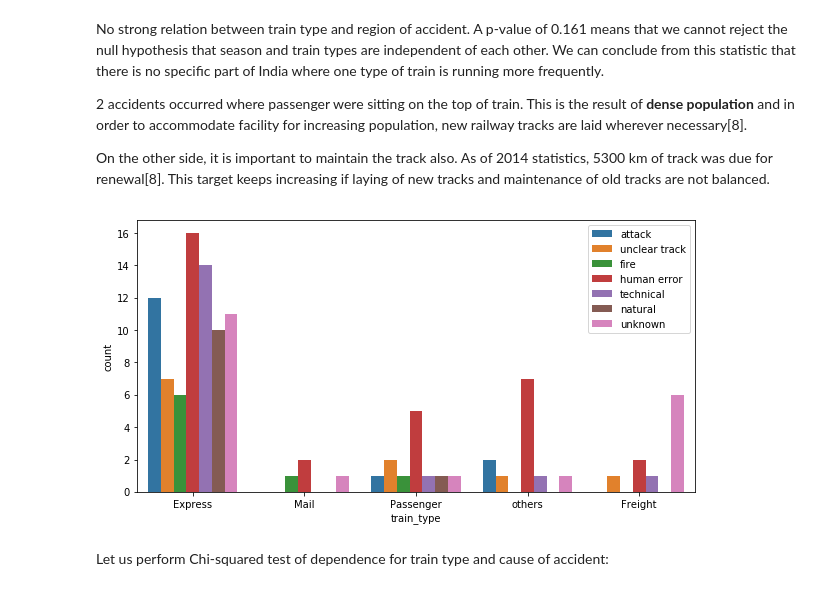
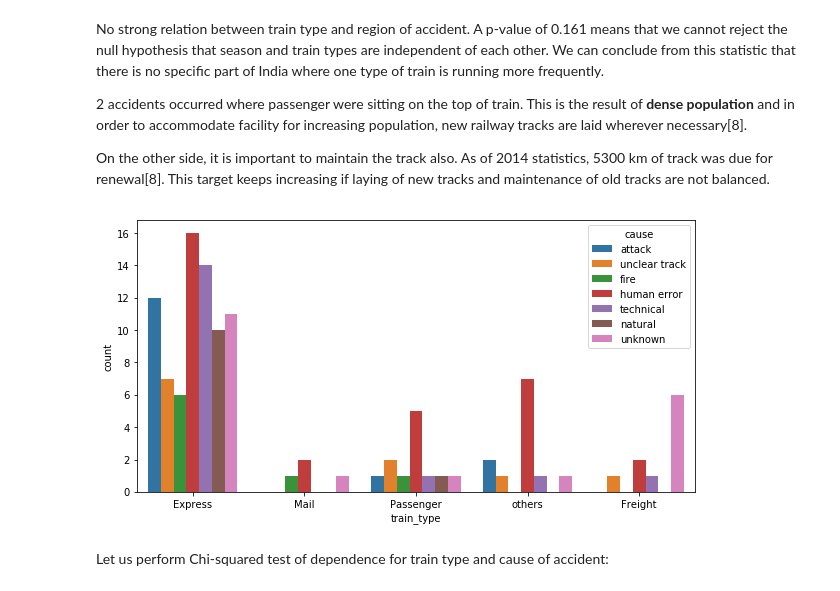
Before and after one commit to sanjeevai/Train_accidents_in_India, a Jupyter notebook: project.ipynb, the cells around one changed output. Cells and saved outputs as stored; diff of their text form; code cells hidden in the pictures.

```diff
--- a/project.ipynb
+++ b/project.ipynb
@@ -565,11 +577,11 @@ On the other side, it is important to maintain the track also. As of 2014 statis
 # %%
 plt.figure(figsize=(10,5))
 plt.xlabel("Type of Train")
 plt.ylabel("Accident count")
 sns.countplot(x = 'train_type', hue = 'cause', data = df);
-plt.legend(loc='upper right');
+plt.legend(title = 'cause', loc='upper right');
 # %% [output]
-[figure, old version]
+[figure, new version]
 # %% [markdown]
 Let us perform Chi-squared test of dependence for train type and cause of accident:
 # %%
```
Also changed, not shown: parts of 10 cells of this notebook.
